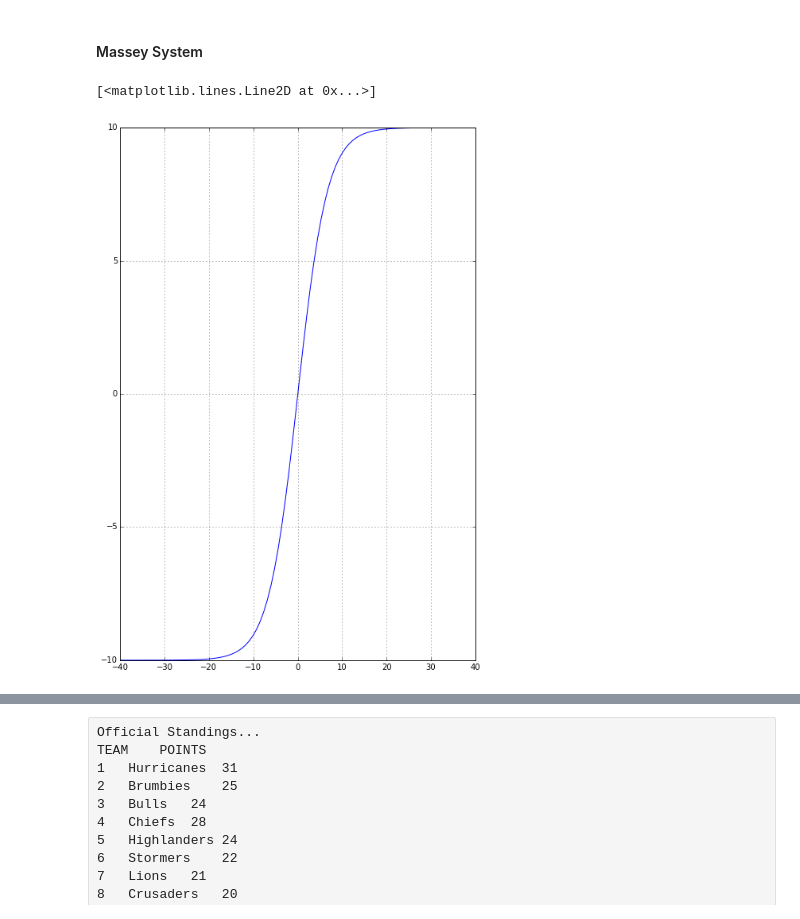
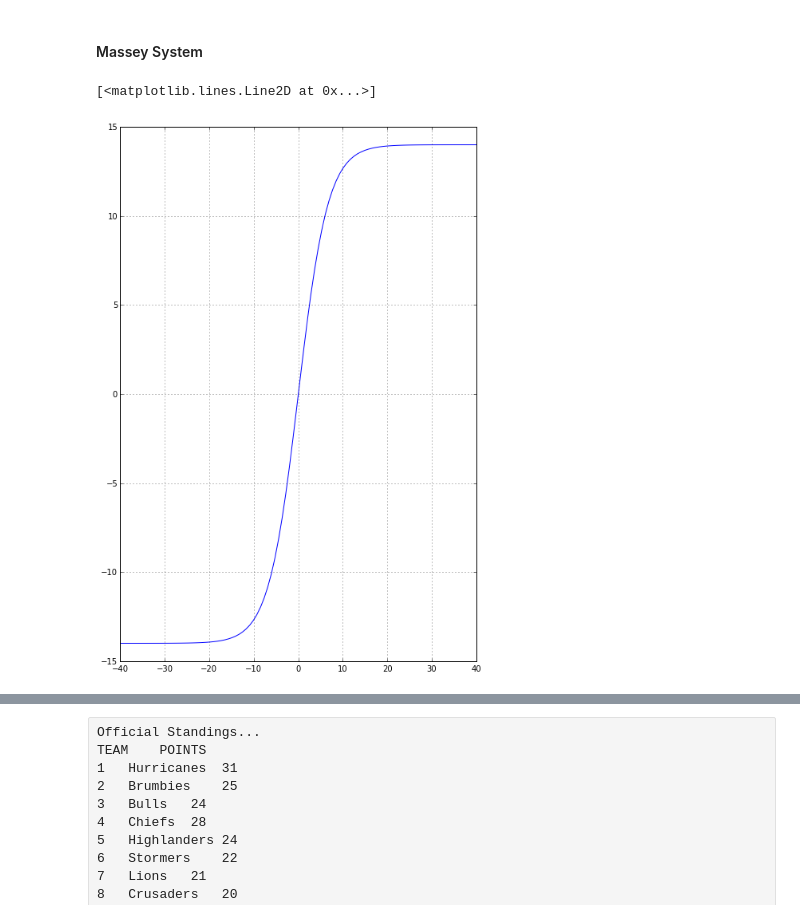
Before and after one commit to hillbs/Differential-Equations-and-Linear-Algebra, a Jupyter notebook: D003x.2 Unit 4.ipynb, the cells around one changed output, grey strips where cells are left out. Cells and saved outputs as stored; diff of their text form; code cells hidden in the pictures.

```diff
--- a/D003x.2 Unit 4.ipynb
+++ b/D003x.2 Unit 4.ipynb
@@ -127,23 +127,23 @@ Reference to the actual Massey system http://www.masseyratings.com/rate.php?s=sr
 # %%
 #Adding a logistic function as per  http://www.mathaware.org/mam/2010/essays/PasteurPredictive.pdf
 #Weight function for time is noted as 0.95^n
 Week = 1
 Weight_by_round = 0.95**(Week)
 #They also add a logistic function with a cap at 21 and 0 in the middle.
 #Pasteur 'forgot' to provide the function but here it is -- near enough.
 @vectorize()
-def Logistic_func(X,L=20,x0=0,k=.3):
+def Logistic_func(X,L=28,x0=0,k=.3):
     #L = 1 #Maximum value
     #x0 = 0 #midpoint value
     #k = .2 #steepness
     r = L/(1+exp(-k*(X-x0)))
-    return r -10
+    return r -14
 
 x1 = np.linspace(-40,40,100)
 plt.grid()
 plt.plot(x1,Logistic_func(x1))
 # %% [output]
 [<matplotlib.lines.Line2D at 0x...>]
-[figure, old version]
+[figure, new version]
 # %%
 # To end of Round 9 http://www.superrugby.co.nz/Grandstand
```
Also changed, not shown: parts of 11 cells of this notebook.
